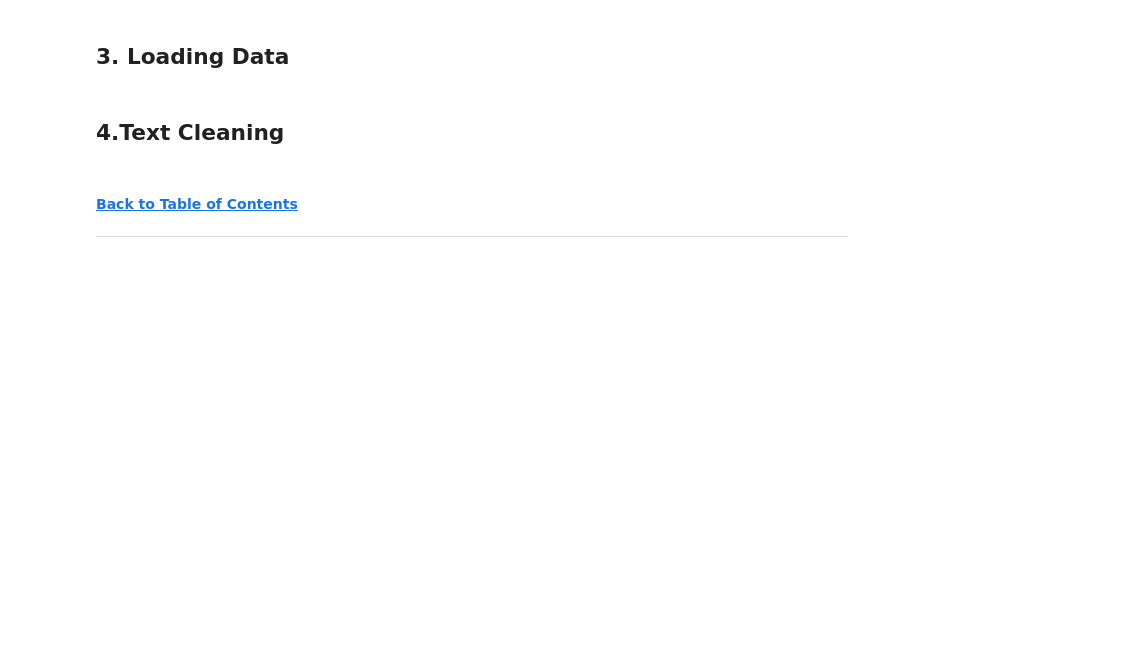
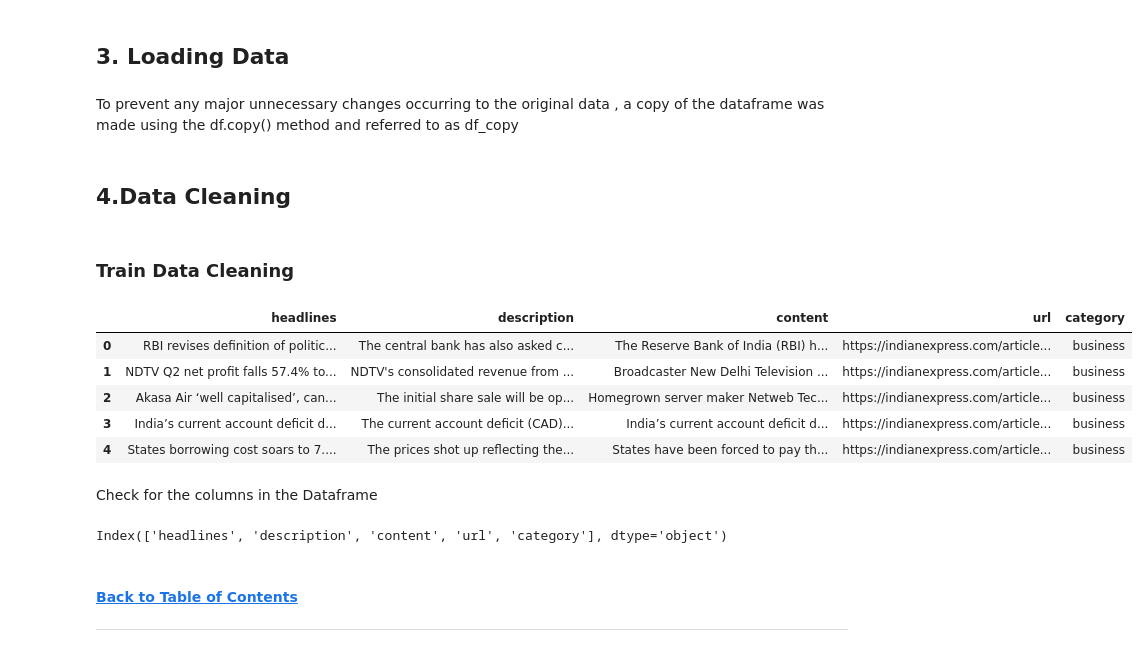
Before and after one commit to AmandaMokoena/2401FTDS_Classification_Project_0A4, a Jupyter notebook: Classification Project notebook.ipynb, the cells around one changed output. Cells and saved outputs as stored; diff of their text form; code cells hidden in the pictures; blank space fills up the shorter version.

Commit message:
Copy of Dataframe

```diff
--- a/Classification Project notebook.ipynb
+++ b/Classification Project notebook.ipynb
@@ -50,9 +74,36 @@ from sklearn.metrics import mean_squared_error, mean_absolute_error, r2_score
 # %%
+# loading dataset
+
 train_df = pd.read_csv("Data\\train.csv")
 
-train_df = pd.read_csv("Data\\test.csv")
+test_df = pd.read_csv("Data\\test.csv")
+# %% [markdown]
+To prevent any major unnecessary changes occurring to the original data , a copy of the dataframe was made using the df.copy() method and referred to as df_copy
+# %%
+# The copy of the dataframe
+train_df_copy = train_df.copy()
+
+test_df_copy = test_df.copy()
 # %% [markdown]
-## 4.Text Cleaning <a class="anchor" id="chapter4"></a>
+## 4.Data Cleaning <a class="anchor" id="chapter4"></a>
+# %% [markdown]
+### Train Data Cleaning
+# %%
+train_df_copy.head()
+# %% [output]
+|  | headlines | description | content | url | category |
+| 0 | RBI revises definition of politic... | The central bank has also asked c... | The Reserve Bank of India (RBI) h... | https://indianexpress.com/article... | business |
+| 1 | NDTV Q2 net profit falls 57.4% to... | NDTV's consolidated revenue from ... | Broadcaster New Delhi Television ... | https://indianexpress.com/article... | business |
+| 2 | Akasa Air ‘well capitalised’, can... | The initial share sale will be op... | Homegrown server maker Netweb Tec... | https://indianexpress.com/article... | business |
+| 3 | India’s current account deficit d... | The current account deficit (CAD)... | India’s current account deficit d... | https://indianexpress.com/article... | business |
+| 4 | States borrowing cost soars to 7.... | The prices shot up reflecting the... | States have been forced to pay th... | https://indianexpress.com/article... | business |
+# %% [markdown]
+Check for the columns in the Dataframe
+# %%
+# Check the columns of the DataFrame
+print(train_df_copy.columns)
+# %% [output]
+Index(['headlines', 'description', 'content', 'url', 'category'], dtype='object')
 # %% [markdown]
 #### <a href=#cont>Back to Table of Contents</a>
 
```
Also changed, not shown: parts of 4 cells of this notebook.
